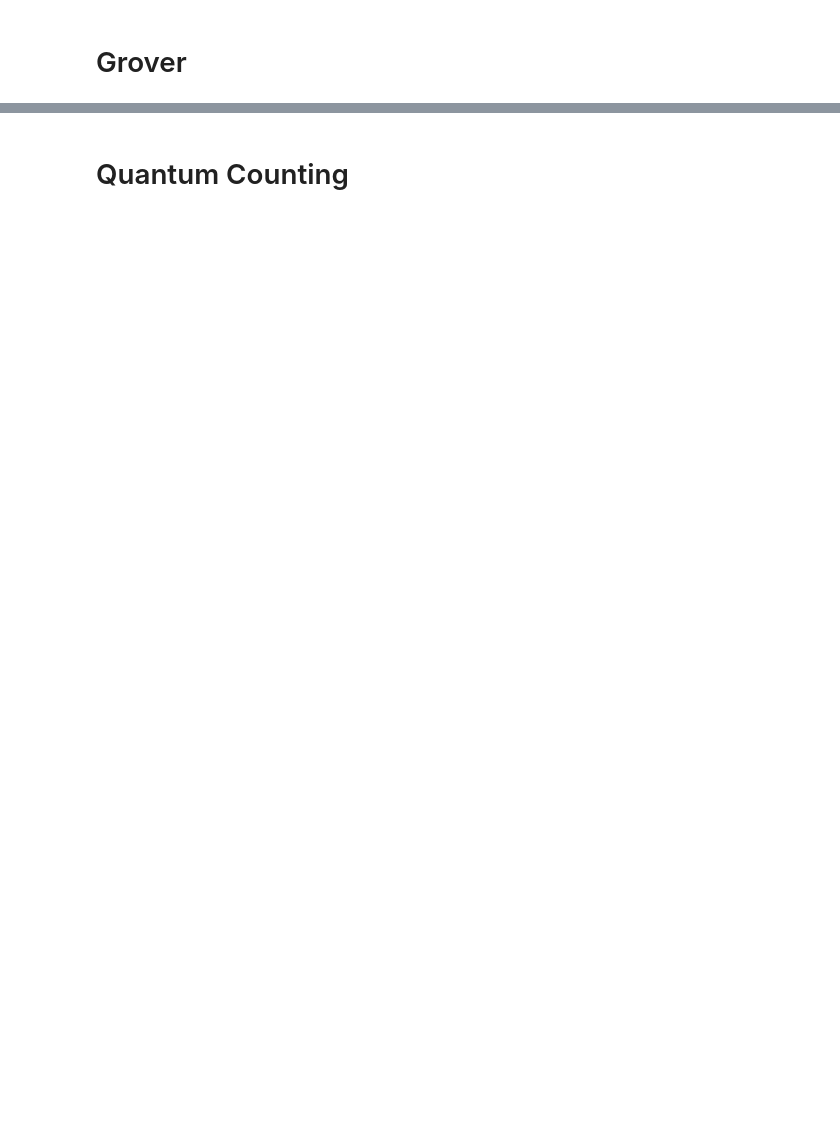
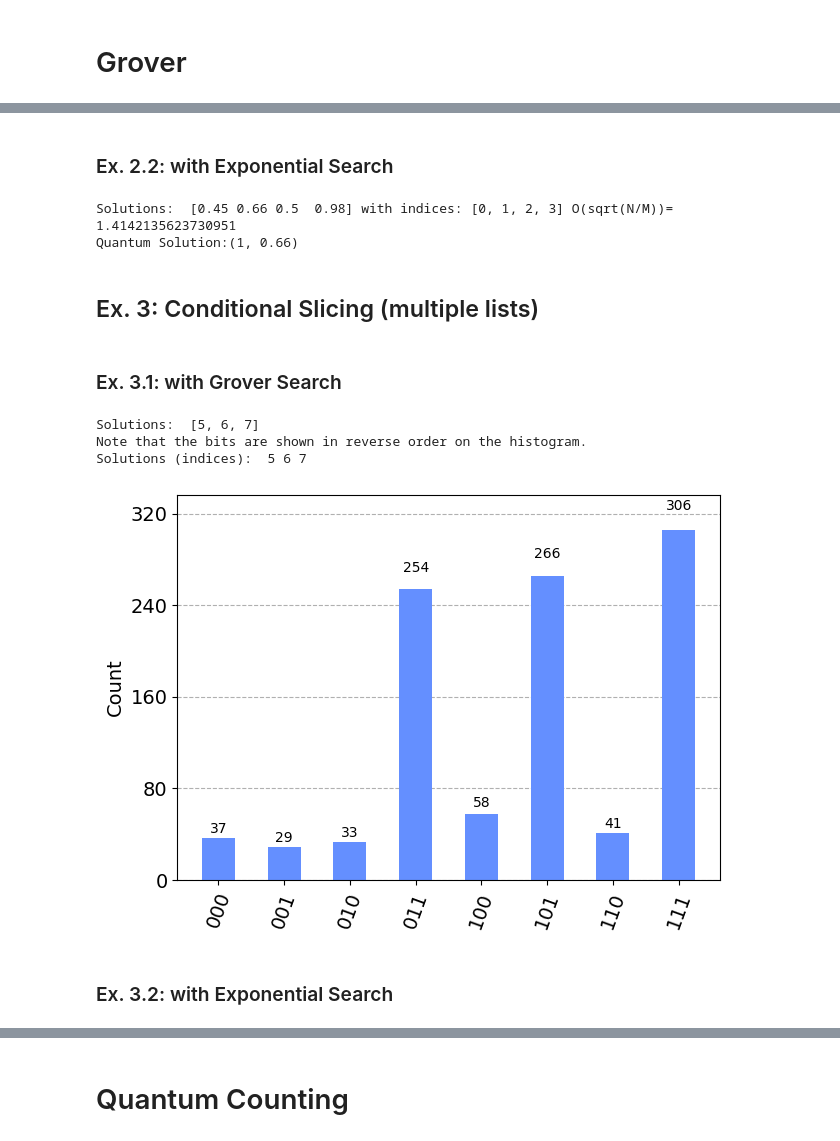
Before and after one commit to Quantumyilmaz/Quantum-Algorithms, a Jupyter notebook: PhEst_Grov_QCounting.ipynb, the cells around one changed output, grey strips where cells are left out. Drawn from its saved outputs; the diff is of its cells as text; code cells hidden in the pictures; blank space fills up the shorter version.

```diff
--- a/PhEst_Grov_QCounting.ipynb
+++ b/PhEst_Grov_QCounting.ipynb
@@ -57,0 +96,65 @@ plot_histogram(counts)
+# %% [markdown]
+### Ex. 2.2: with Exponential Search
+# %%
+n_iqb = 3
+d = 0.01
+threshold = 0.42
+values = np.random.randint(0,100,2**n_iqb)/100
+##############
+
+N = 2**n_iqb
+t = math.ceil(-math.log2(d)) # for greater-than / phase estimation
+n = n_iqb + 2*t + 1
+
+assert np.any(values>threshold)
+solutions = np.where(values>threshold)[0].tolist()
+no_of_solutions = len(solutions)
+print('Solutions: ', values[solutions], 'with indices:', solutions,'O(sqrt(N/M))=',np.sqrt(N/no_of_solutions))
+
+condition_gate = GreaterThanGate(t)
+f_check = lambda x: values[x]>threshold
+index_ = QCS(values=values,threshold=threshold,condition_gate=condition_gate,f_check=f_check)
+
+print(f'Quantum Solution:{index_,values[index_]}')
+# %% [output]
+Solutions:  [0.45 0.66 0.5  0.98] with indices: [0, 1, 2, 3] O(sqrt(N/M))= 1.4142135623730951
+Quantum Solution:(1, 0.66)
+# %% [markdown]
+## Ex. 3: Conditional Slicing (multiple lists)
+# %% [markdown]
+### Ex. 3.1: with Grover Search
+# %%
+n_iqb = 3
+N = 2**n_iqb
+
+threshold1 = .4
+threshold2 = .6
+phases1 = np.array([0,1,3,2,4,5,6,5])/10
+phases2 = np.array([3,2,1,0,6,5,1,2])/10
+assert phases1.size == N and np.any(phases1>threshold1)
+assert phases2.size == N and np.any(phases2<threshold2)
+solutions = np.where((phases1>threshold1)*(phases2<threshold2))[0].tolist()
+no_of_solutions = len(solutions)
+assert no_of_solutions > 0
+print('Solutions: ',solutions)
+
+t_grover = round(0.5 * (np.pi/(2*np.arcsin(np.sqrt(no_of_solutions/N))) - 1))
+d=0.1
+t = math.ceil(-math.log2(d))
+
+circ = mQCS([phases1,phases2],[threshold1,threshold2],[GreaterThanGate(t),LessThanGate(t)],t_grover=t_grover)
+counts = get_counts(circ,[*range(n_iqb)])
+
+print('Note that the bits are shown in reverse order on the histogram.')
+
+solutions = heapq.nlargest(no_of_solutions,counts,counts.get)
+print("Solutions (indices): ",*sorted([*map(lambda x: int(x[::-1],2),solutions)]))
+
+plot_histogram(counts)
+# %% [output]
+Solutions:  [5, 6, 7]
+Note that the bits are shown in reverse order on the histogram.
+Solutions (indices):  5 6 7
+[figure, added]
+# %% [markdown]
+### Ex. 3.2: with Exponential Search
```
Also changed, not shown: parts of 12 cells of this notebook, 4 other files.
